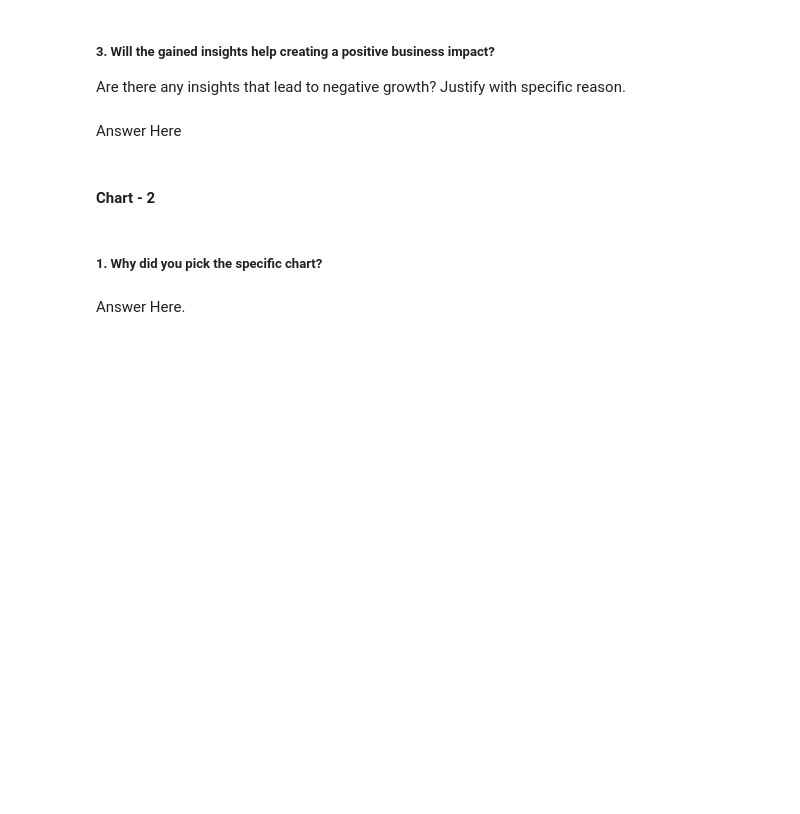
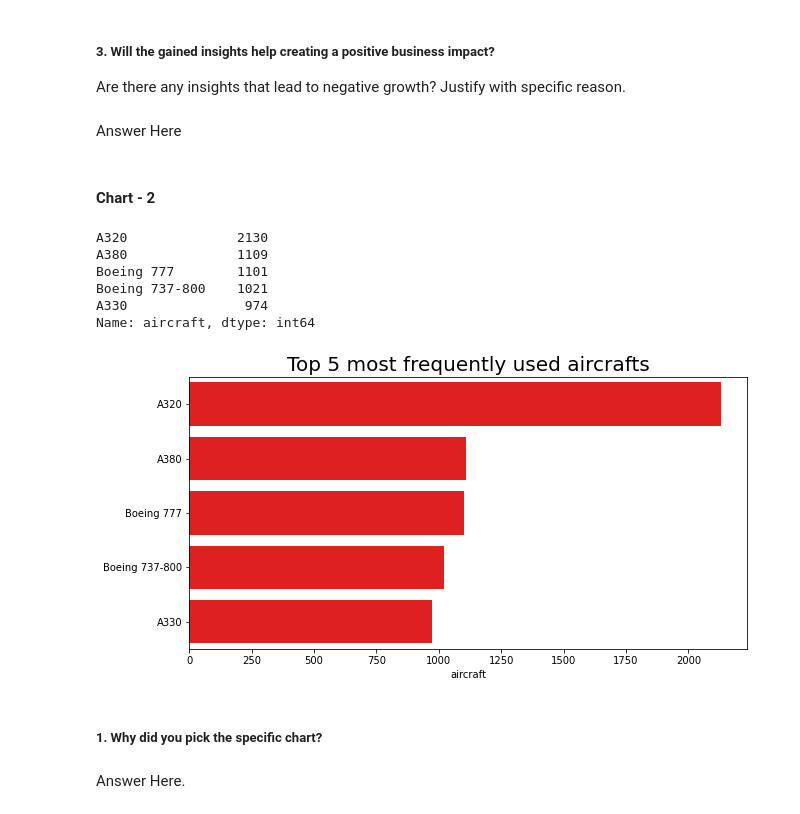
Before and after one commit to meenubenny/Airline_Passenger_Referral_Prediction, a Jupyter notebook: MeenuBenny_Airline_Passenger_Referral_Prediction_capston_project.ipynb, the cells around one changed output. Cells and saved outputs as stored; diff of their text form; code cells hidden in the pictures; blank space fills up the shorter version.

```diff
--- a/MeenuBenny_Airline_Passenger_Referral_Prediction_capston_project.ipynb
+++ b/MeenuBenny_Airline_Passenger_Referral_Prediction_capston_project.ipynb
@@ -209,3 +405,22 @@ Answer Here
+# %%
+# Chart - 2 visualization code
+top_aircraft = df['aircraft'].value_counts()[0:5] # to get the name and count of top 5 aircrafts
+top_aircraft
+# %% [output]
+A320              2130
+A380              1109
+Boeing 777        1101
+Boeing 737-800    1021
+A330               974
+Name: aircraft, dtype: int64
+# %%
+# Visualize the most frequent aircraft
+plt.figure(figsize=(10,5))
+graph=sns.barplot(x=top_aircraft,y=top_aircraft.index,data=df, color='red')
+graph.set_title('Top 5 most frequently used aircrafts', fontsize = 20);
+plt.show()
+# %% [output]
+[figure, added]
 # %% [markdown]
 ##### 1. Why did you pick the specific chart?
 # %% [markdown]
```
Also changed, not shown: parts of 41 cells of this notebook.
